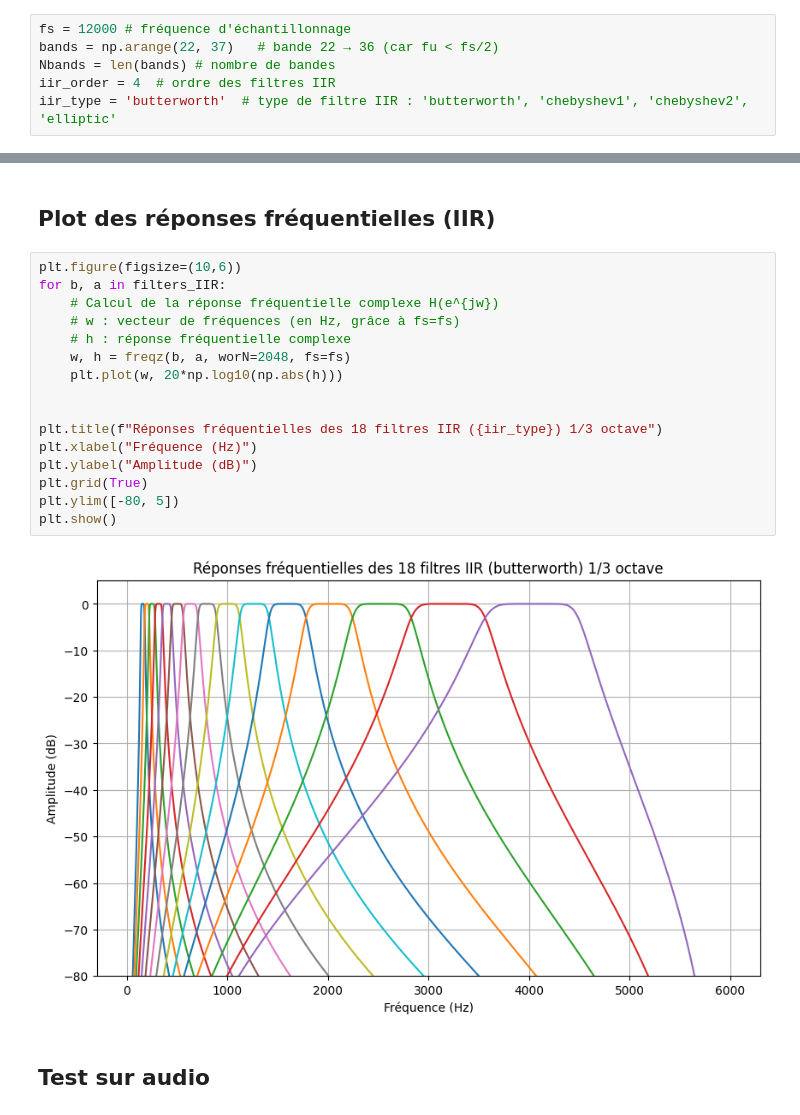
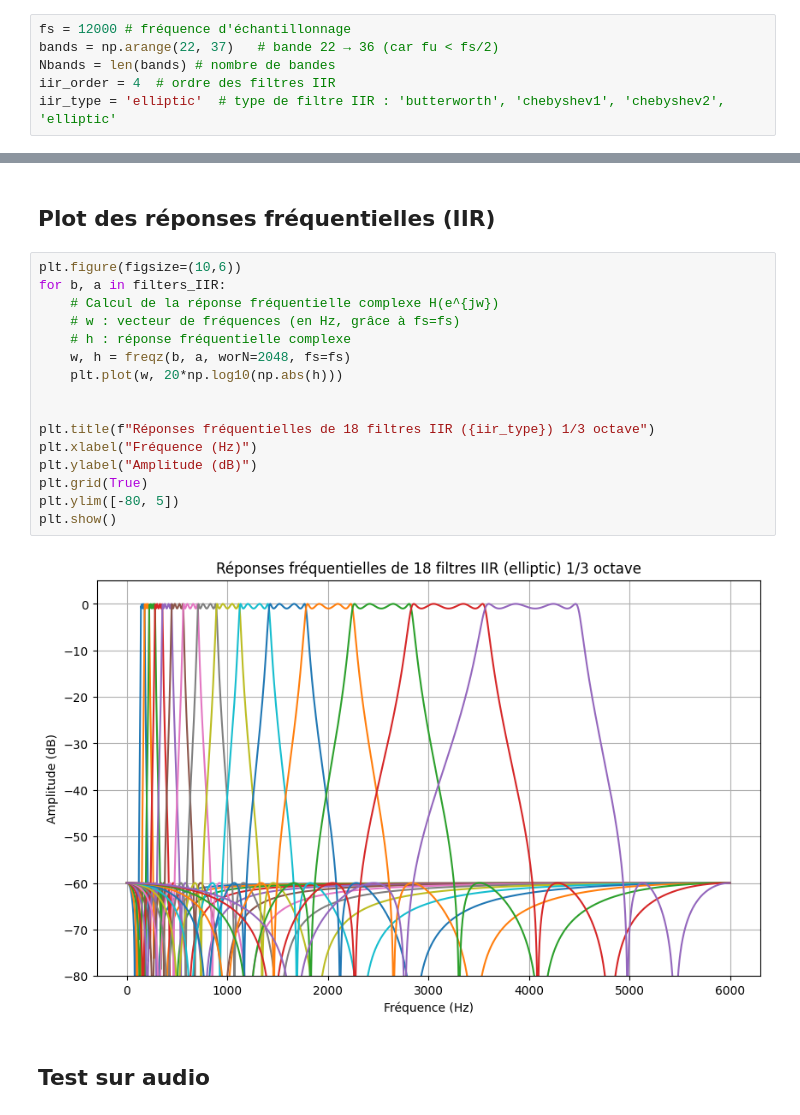
Before and after one commit to Sawlyer/SIR, a Jupyter notebook: manual_design_filters_1_3_octave.ipynb, the cells around one changed output, grey strips where cells are left out. Saved outputs shown, nothing was run; the diff lists cells and outputs as text.

```diff
--- a/manual_design_filters_1_3_octave.ipynb
+++ b/manual_design_filters_1_3_octave.ipynb
@@ -27,7 +27,7 @@ fs = 12000 # fréquence d'échantillonnage
 bands = np.arange(22, 37)   # bande 22 → 36 (car fu < fs/2)
 Nbands = len(bands) # nombre de bandes
 iir_order = 4  # ordre des filtres IIR
-iir_type = 'butterworth'  # type de filtre IIR : 'butterworth', 'chebyshev1', 'chebyshev2', 'elliptic'
+iir_type = 'elliptic'  # type de filtre IIR : 'butterworth', 'chebyshev1', 'chebyshev2', 'elliptic'
 # %% [markdown]
 ## Calcul des fréquences ANSI 1/3 octave
 # %%
@@ -112,21 +112,21 @@ plt.show()
 # %%
 plt.figure(figsize=(10,6))
 for b, a in filters_IIR:
     # Calcul de la réponse fréquentielle complexe H(e^{jw})
     # w : vecteur de fréquences (en Hz, grâce à fs=fs)
     # h : réponse fréquentielle complexe
     w, h = freqz(b, a, worN=2048, fs=fs)
     plt.plot(w, 20*np.log10(np.abs(h)))
 
 
-plt.title(f"Réponses fréquentielles des 18 filtres IIR ({iir_type}) 1/3 octave")
+plt.title(f"Réponses fréquentielles de 18 filtres IIR ({iir_type}) 1/3 octave")
 plt.xlabel("Fréquence (Hz)")
 plt.ylabel("Amplitude (dB)")
 plt.grid(True)
 plt.ylim([-80, 5])
 plt.show()
 # %% [output]
-[figure, old version]
+[figure, new version]
 # %% [markdown]
 ## Test sur audio
 # %%
```
Also changed, not shown: parts of 5 cells of this notebook, 1 other file.
